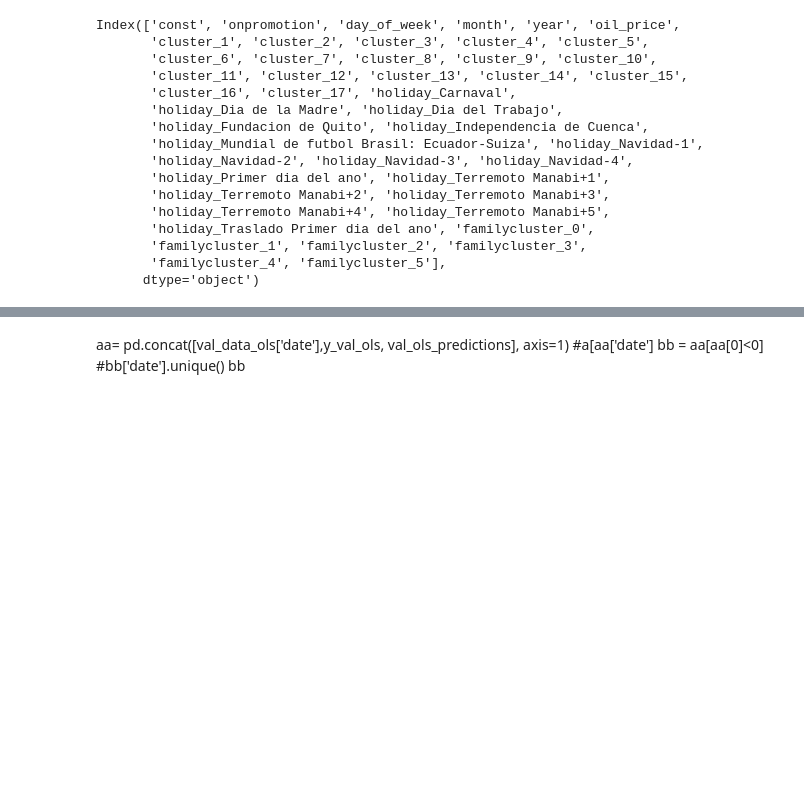
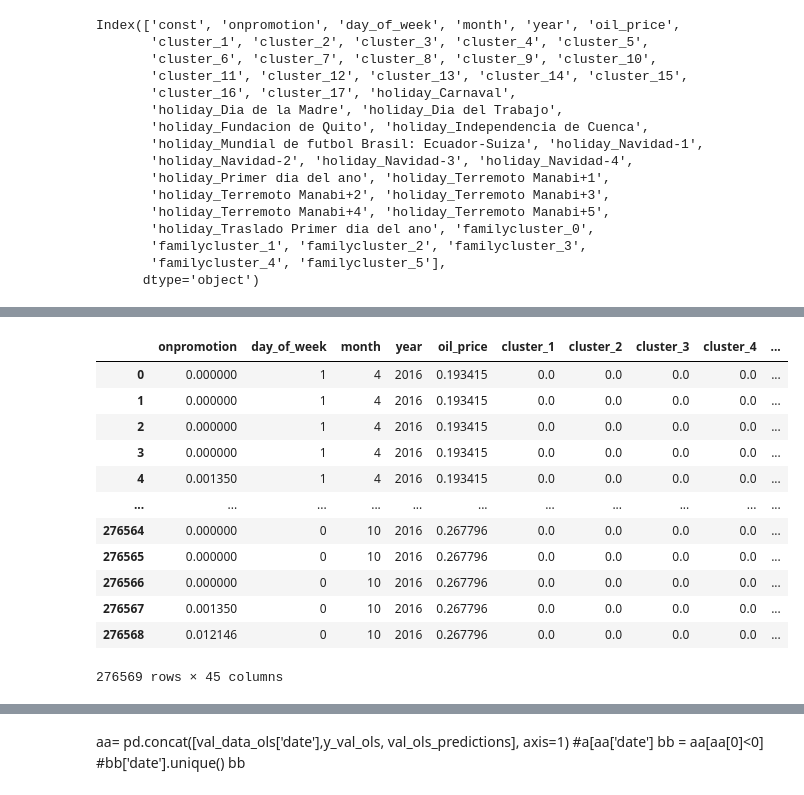
Before and after one commit to coryleroy1/Store-Sales, a Jupyter notebook: Models/SARIMAX and OLS.ipynb, the cells around one changed output, grey strips where cells are left out. Saved outputs shown, nothing was run; the diff lists cells and outputs as text; code cells hidden in the pictures; blank space fills up the shorter version.

```diff
--- a/Models/SARIMAX and OLS.ipynb
+++ b/Models/SARIMAX and OLS.ipynb
@@ -931,6 +832,22 @@ y_val_ols =  val_data_ols['sales']
 X_test_ols = test_data_ols.drop(columns=['date','sales'])
 X_test_ols = sm.add_constant(X_test_ols)
 y_test_ols =  test_data_ols['sales']
+# %%
+X_val_ols
+# %% [output]
+|  | onpromotion | day_of_week | month | year | oil_price | cluster_1 | cluster_2 | cluster_3 | cluster_4 | ... |
+| 0 | 0.000000 | 1 | 4 | 2016 | 0.193415 | 0.0 | 0.0 | 0.0 | 0.0 | ... |
+| 1 | 0.000000 | 1 | 4 | 2016 | 0.193415 | 0.0 | 0.0 | 0.0 | 0.0 | ... |
+| 2 | 0.000000 | 1 | 4 | 2016 | 0.193415 | 0.0 | 0.0 | 0.0 | 0.0 | ... |
+| 3 | 0.000000 | 1 | 4 | 2016 | 0.193415 | 0.0 | 0.0 | 0.0 | 0.0 | ... |
+| 4 | 0.001350 | 1 | 4 | 2016 | 0.193415 | 0.0 | 0.0 | 0.0 | 0.0 | ... |
+| ... | ... | ... | ... | ... | ... | ... | ... | ... | ... | ... |
+| 276564 | 0.000000 | 0 | 10 | 2016 | 0.267796 | 0.0 | 0.0 | 0.0 | 0.0 | ... |
+| 276565 | 0.000000 | 0 | 10 | 2016 | 0.267796 | 0.0 | 0.0 | 0.0 | 0.0 | ... |
+| 276566 | 0.000000 | 0 | 10 | 2016 | 0.267796 | 0.0 | 0.0 | 0.0 | 0.0 | ... |
+| 276567 | 0.001350 | 0 | 10 | 2016 | 0.267796 | 0.0 | 0.0 | 0.0 | 0.0 | ... |
+| 276568 | 0.012146 | 0 | 10 | 2016 | 0.267796 | 0.0 | 0.0 | 0.0 | 0.0 | ... |
+276569 rows × 45 columns
 # %%
 model_OLS = sm.OLS(y_ols,X_ols).fit()
 model_summary = model_OLS.summary()
```
Also changed, not shown: parts of 24 cells of this notebook.
